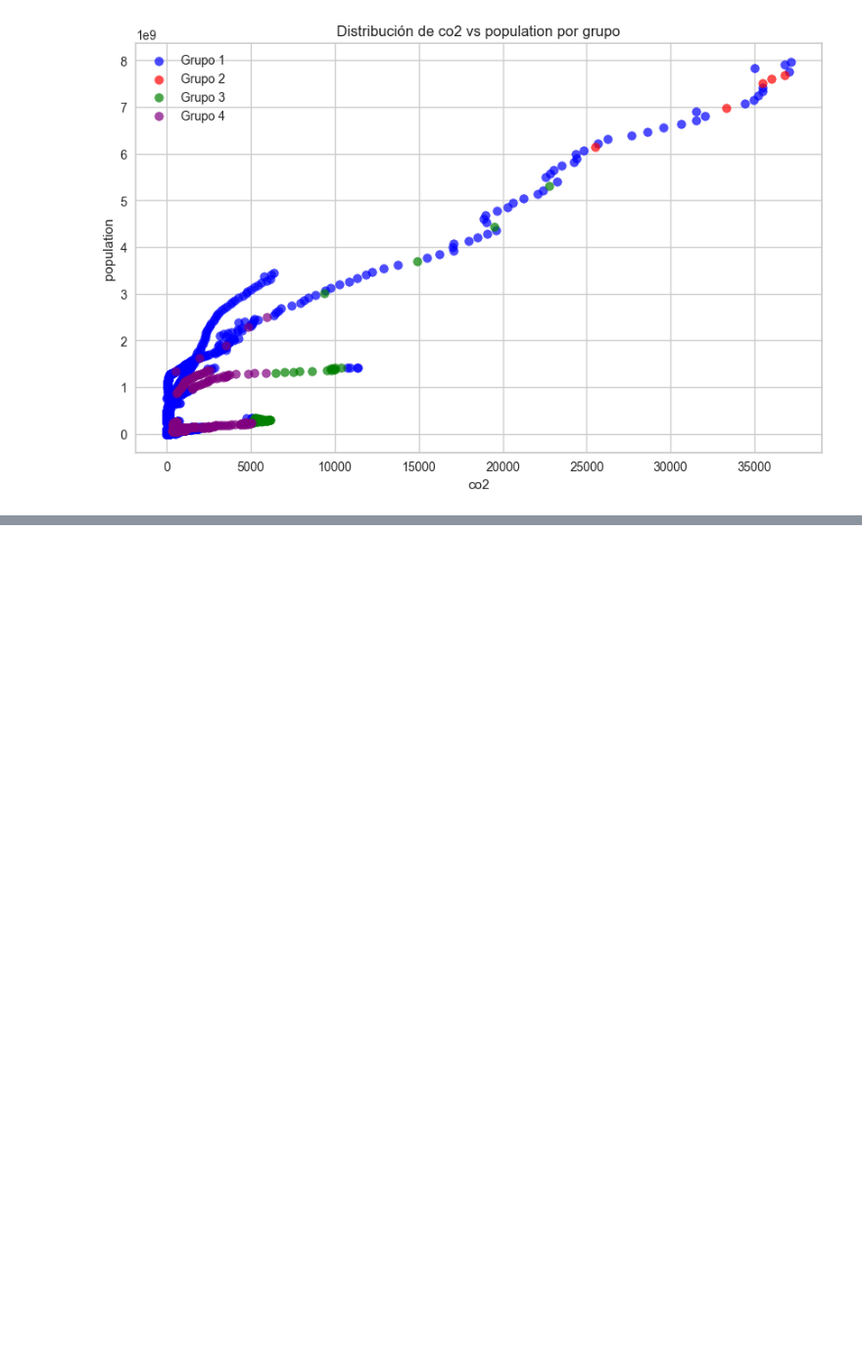
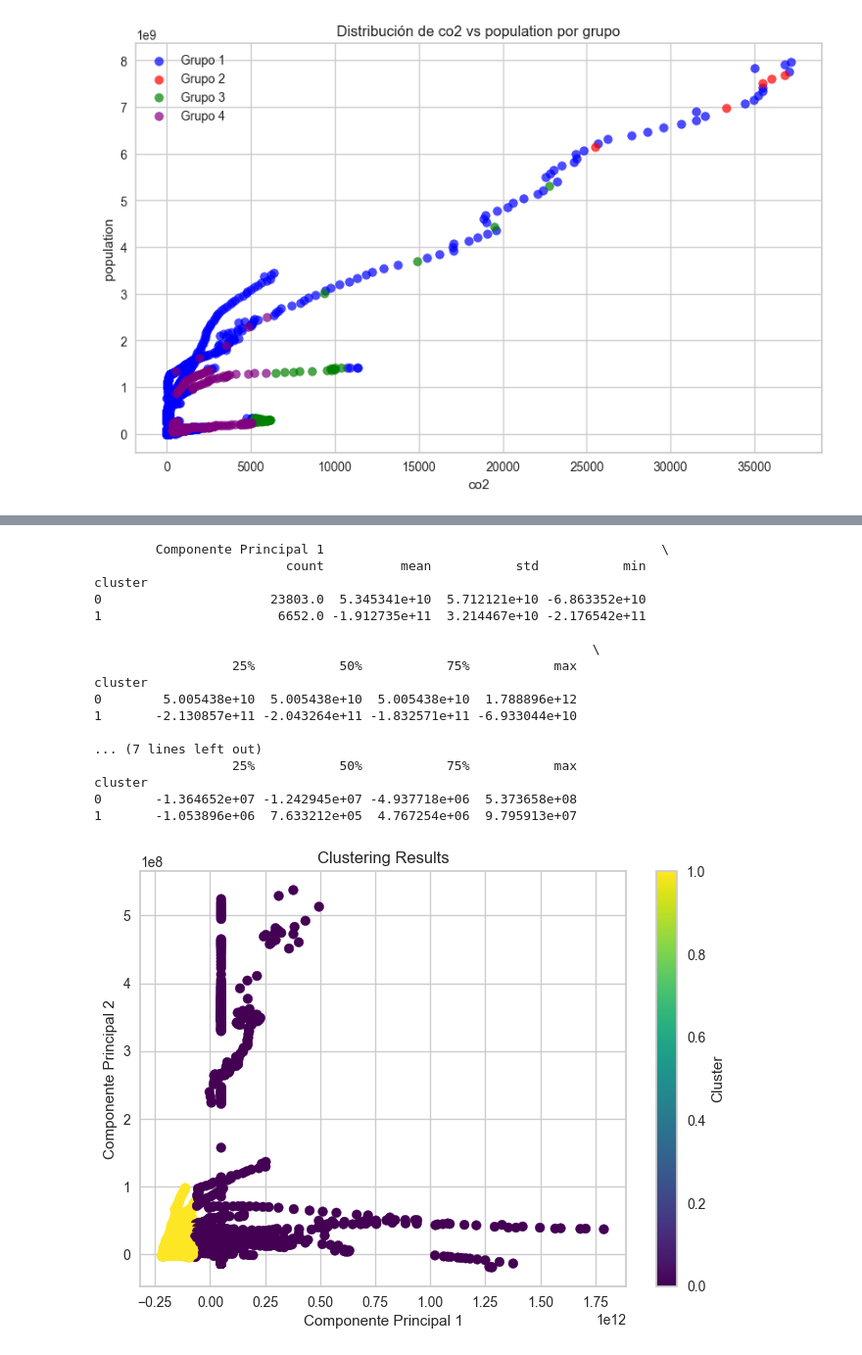
Before and after one commit to LINDAINES213/Data_Mining_Project, a Jupyter notebook: Project.ipynb, the cells around one changed output, grey strips where cells are left out. Shown at 98% size. Saved outputs shown, nothing was run; the diff lists cells and outputs as text; code cells hidden in the pictures; blank space fills up the shorter version.

```diff
--- a/Project.ipynb
+++ b/Project.ipynb
@@ -791,0 +854,58 @@ for i in range(len(variables_seleccionadas)):
+# %%
+from sklearn.decomposition import PCA
+
+# Paso 2: Selección de algoritmo de agrupamiento
+
+z_scores = np.abs((dfOC - dfOC.mean()) / dfOC.std())
+
+# Eliminar filas que contienen outliers basados en un umbral de Z-Score
+umbral_z_score = 2
+dfOC2 = dfOC[(z_scores < umbral_z_score).all(axis=1)]
+
+# Aplicar PCA para reducir la dimensionalidad
+pca = PCA(n_components=2)  # Proyecta los datos en un espacio bidimensional
+df_pca = pca.fit_transform(dfOC2)
+
+num_clusters = 2  # Número de clusters que deseas encontrar
+kmeans = KMeans(n_clusters=num_clusters)
+
+# Paso 3: Entrenamiento del modelo
+kmeans.fit(df_pca)
+
+df_pca = pd.DataFrame(df_pca, columns=['Componente Principal 1', 'Componente Principal 2'])
+
+# Paso 4: Asignación de clusters
+df_pca['cluster'] = kmeans.labels_
+
+# Paso 5: Análisis y visualización de clusters
+# Por ejemplo, podrías realizar un análisis de las estadísticas de cada cluster
+cluster_stats = df_pca.groupby('cluster').describe()
+
+print(cluster_stats)
+# También podrías visualizar los clusters utilizando gráficos
+# Por ejemplo, un gráfico de dispersión con colores codificados por cluster
+plt.scatter(df_pca['Componente Principal 1'], df_pca['Componente Principal 2'], c=df_pca['cluster'], cmap='viridis')
+plt.xlabel('Componente Principal 1')
+plt.ylabel('Componente Principal 2')
+plt.title('Clustering Results')
+plt.colorbar(label='Cluster')
+plt.show()
+# %% [output]
+        Componente Principal 1                                            \
+                         count          mean           std           min
+cluster
+0                      23803.0  5.345341e+10  5.712121e+10 -6.863352e+10
+1                       6652.0 -1.912735e+11  3.214467e+10 -2.176542e+11
+
+                                                                 \
+                  25%           50%           75%           max
+cluster
+0        5.005438e+10  5.005438e+10  5.005438e+10  1.788896e+12
+1       -2.130857e+11 -2.043264e+11 -1.832571e+11 -6.933044e+10
+
+... (7 lines left out)
+                  25%           50%           75%           max
+cluster
+0       -1.364652e+07 -1.242945e+07 -4.937718e+06  5.373658e+08
+1       -1.053896e+06  7.633212e+05  4.767254e+06  9.795913e+07
+[figure, added]
```
Also changed, not shown: parts of 10 cells of this notebook, 1 other file.
